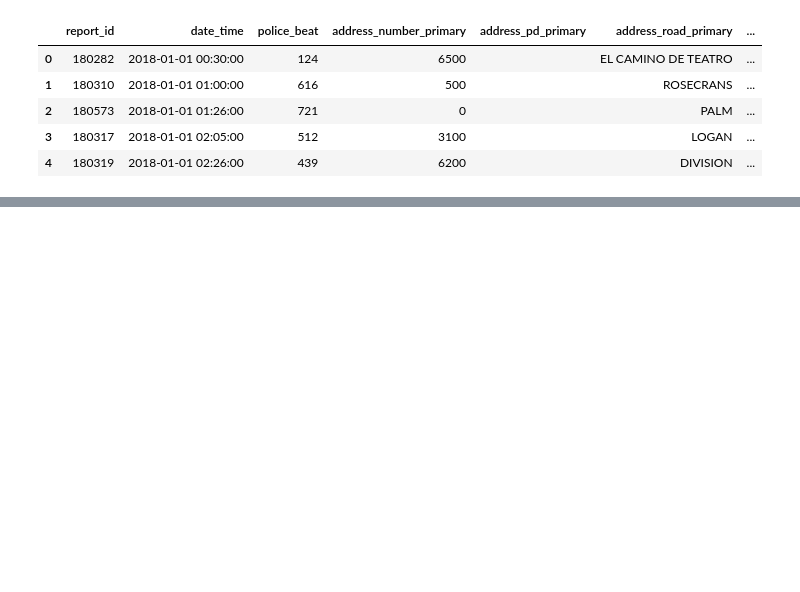
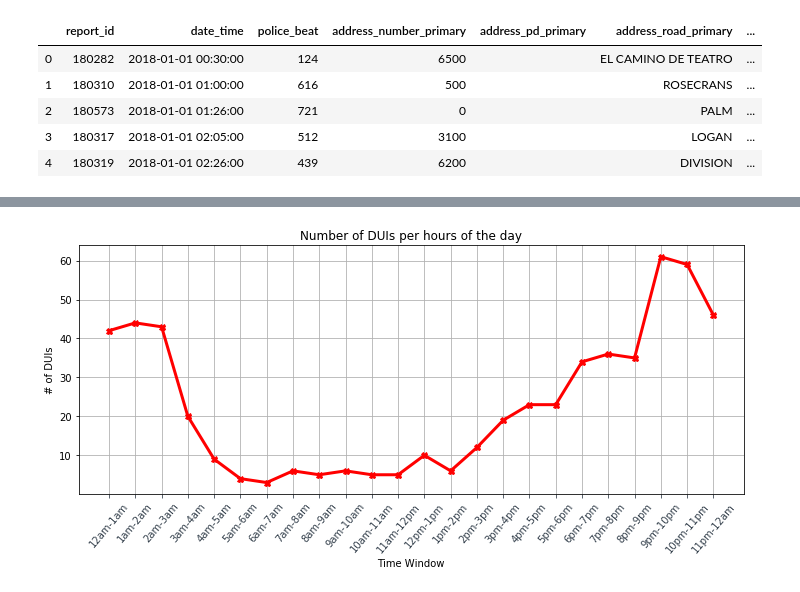
Before and after one commit to alexrayperry/SD-Collision-Hotspots, a Jupyter notebook: trevor-sd-collision-analysis.ipynb, the cells around one changed output, grey strips where cells are left out. Drawn from its saved outputs; the diff is of its cells as text; code cells hidden in the pictures; blank space fills up the shorter version.

```diff
--- a/trevor-sd-collision-analysis.ipynb
+++ b/trevor-sd-collision-analysis.ipynb
@@ -20,0 +215,15 @@ collision.head()
+# %%
+#grouped by time
+
+groupedby_time_df = dui_complete.groupby("time_y")
+
+# add up values from the DUI counter and add to the bin value / time frame
+dui_counts = groupedby_time["counter"].sum()
+dui_counts = pd.DataFrame(dui_counts)
+dui_dataframe = dui_counts.reset_index()
+dui_dataframe
+
+dui_hour_bins = dui_hour_df.groupby("Hour")
+timeframes = dui_hour_bins["counter"].sum()
+time_bins = timeframes.reset_index()
+time_bins
@@ -20,0 +248,24 @@ collision.head()
+# %%
+# line plot
+plt.figure(figsize=(10,5))
+plt.plot(x_axis, y_axis, marker="X", color="red", linewidth=3)
+
+#set x axis as time
+x_axis = dui_dataframe.time_y
+# tick locations as time frames "bins"
+tick_locations = [value for value in x_axis]
+
+# set y axis to the counter amount created for number of DUIs
+y_axis = dui_dataframe.counter
+
+#formatting
+plt.title("Number of DUIs per hours of the day")
+plt.xticks(tick_locations, time_bins.Hour, rotation=50)
+plt.xlabel("Time Window")
+plt.ylabel("# of DUIs")
+plt.tight_layout()
+plt.grid()
+
+plt.savefig("dui_line_graph.png")
+# %% [output]
+[figure, added]
```
Also changed, not shown: parts of 12 cells of this notebook, 3 other files.
